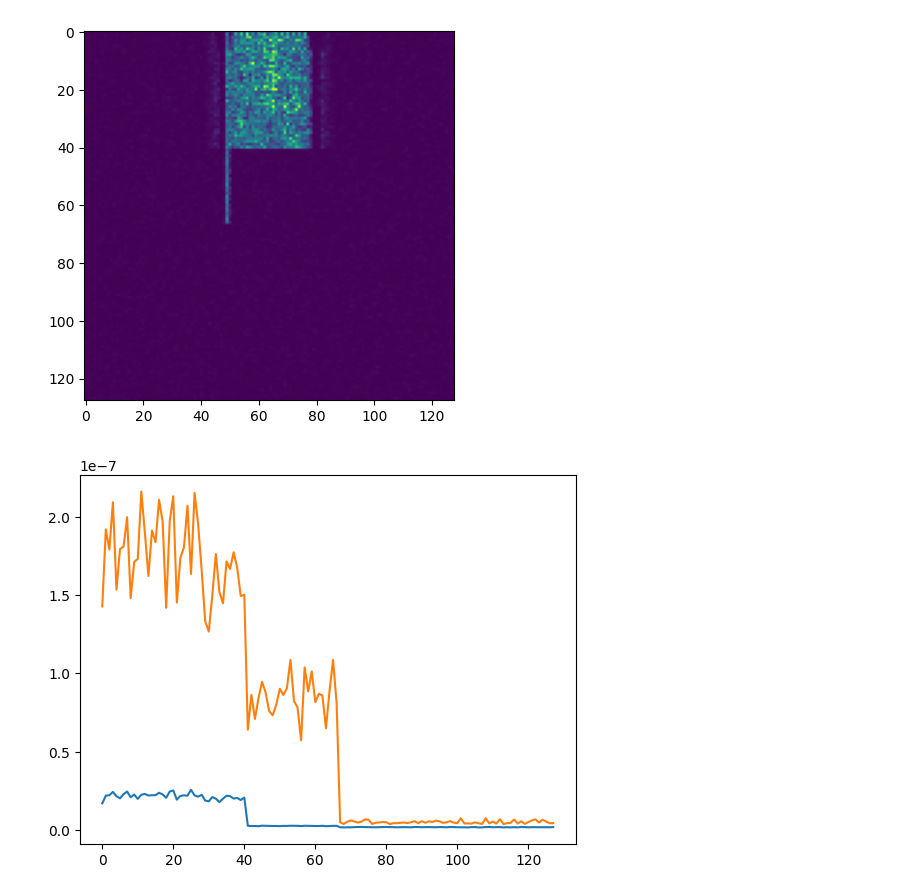
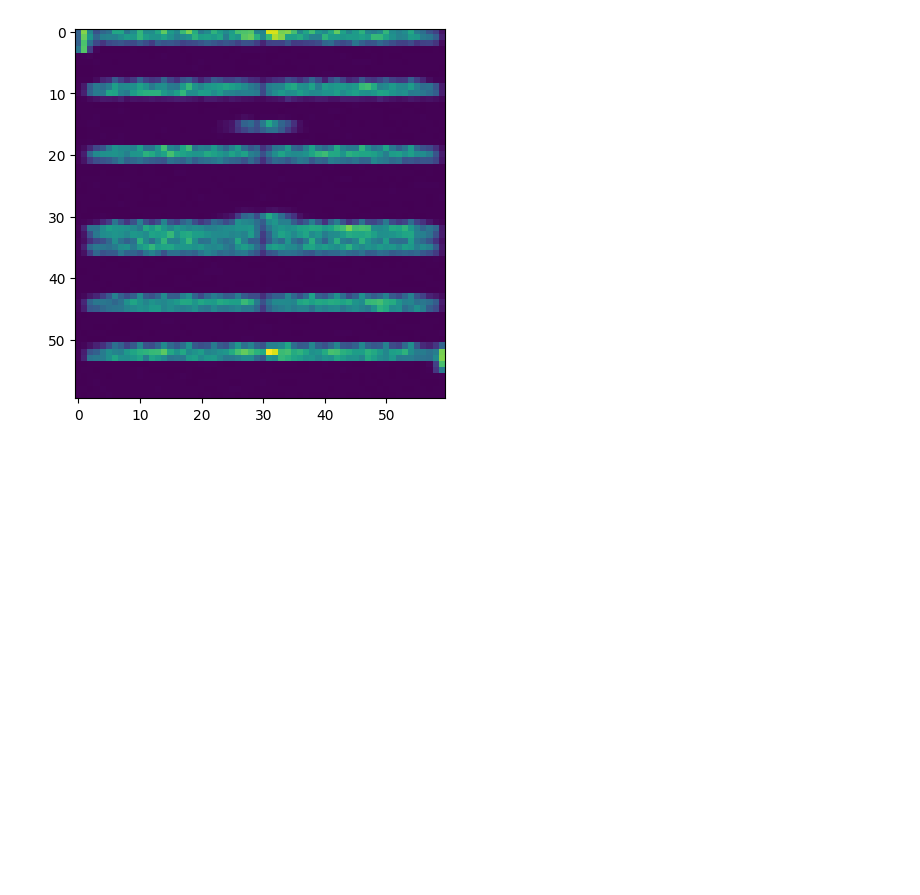
Before and after one commit to sds100/TinyMLSpectrumSensing, a Jupyter notebook: cnn.ipynb, the cells around one changed output. Saved outputs shown, nothing was run; the diff lists cells and outputs as text; code cells hidden in the pictures; blank space fills up the shorter version.

```diff
--- a/cnn.ipynb
+++ b/cnn.ipynb
@@ -119,9 +119,17 @@ def split_spectrogram(spectrogram: Spectrogram, duration: int) -> List[Spectrogr
 
 # How long a spectrogram for one training image should be. This is the number of rows
 # in the spectrogram array.
-training_spec_duration = 500
+training_spec_duration = 3000
 
-split_spectrograms = split_spectrogram(spectrograms["zbw"], training_spec_duration)
+s = spectrograms["zbw"]
+
+middle: int = len(s.values) // 2
+start: int = middle - 30
+end: int = middle + 30
+s.f = s.f[start:end]
+s.values = s.values[start:end]
+
+split_spectrograms = split_spectrogram(s, training_spec_duration)
 
 plot_spectrogram(split_spectrograms[0])
 # %% [output]
@@ -129,81 +137,27 @@ plot_spectrogram(split_spectrograms[0])
 # %%
 def downsample(spectrogram: npt.NDArray[float], resolution: int) -> npt.NDArray:
     """
     Downsample a spectrogram to a target N x N resolution.
 
     :param spectrogram: A 2D array of a spectrogram.
     :arg resolution: The target height/width of the image in pixels.
     :return: The downsampled spectrogram.
     """
 
     (height, width) = spectrogram.shape
     time_factor = width // resolution
     freq_factor = height // resolution
     downsampled_spec_values = downscale_local_mean(spectrogram, (freq_factor, time_factor))[:resolution, :resolution]
 
     assert downsampled_spec_values.shape == (resolution, resolution)
     return downsampled_spec_values
 
-
-def augment(spectrogram: npt.NDArray[float], K: int, L: int, D: int) -> npt.NDArray[float]:
-    """
-    Augment the Bluetooth and Zigbee signals by stretching them.
-
-    :param spectrogram: An M x N array of signal magnitude values.
-    :param K: The number of maximum values
-    :param L: The sliding window size
-    :param D: The step size
-    """
-
-    # copy the spectrogram so modifying the values in-place
-    # does not change the argument.
-    spectrogram_copy = np.copy(spectrogram).T
-    (M, N) = spectrogram_copy.shape
-
-    augmented_width = (N - L) // D + 1
-    augmented_spectrogram: np.ndarray = np.zeros(shape=(M, augmented_width), dtype=float)
-
-    m = np.mean(spectrogram_copy)
-
-    for i in range(1, M):
-        j_augmented = 0
-        j = 0
-        while j <= N - L:
-            # For the current row i, get a window of size L.
-            window = spectrogram_copy[i][j:(j + L)]
-            # Get the top K elements by sorting and taking last K elements.
-            top_k = np.sort(window)[len(window) - K:]
-            mean_top_k = np.mean(top_k)
-            spectrogram_copy[i][j] = mean_top_k
-            augmented_spectrogram[i][j_augmented] = spectrogram_copy[i][j] - m
-
-            j_augmented += 1
-            j += D
-
-    return augmented_spectrogram
-
-
-def normalize_spectrogram(spectrogram: np.ndarray) -> np.ndarray:
-    """
-
-    :param spectrogram:
-    :return:
-    """
-    scale: float = 1 / spectrogram.max()
-    return spectrogram * scale
-
-
-target_resolution = 128
+target_resolution = 60
 
 downsampled_spectrograms = [downsample(spec.values, target_resolution) for spec in split_spectrograms]
 
 plt.imshow(downsampled_spectrograms[0].T)
 plt.show()
-
-plt.plot(np.mean(downsampled_spectrograms[0], axis=0))
-plt.plot(np.max(downsampled_spectrograms[0], axis=0))
-plt.show()
 # %% [output]
-[figure, old version]
+[figure, new version]
-[figure, removed]
 # %%
```
Also changed, not shown: parts of 6 cells of this notebook, 1 other file.
